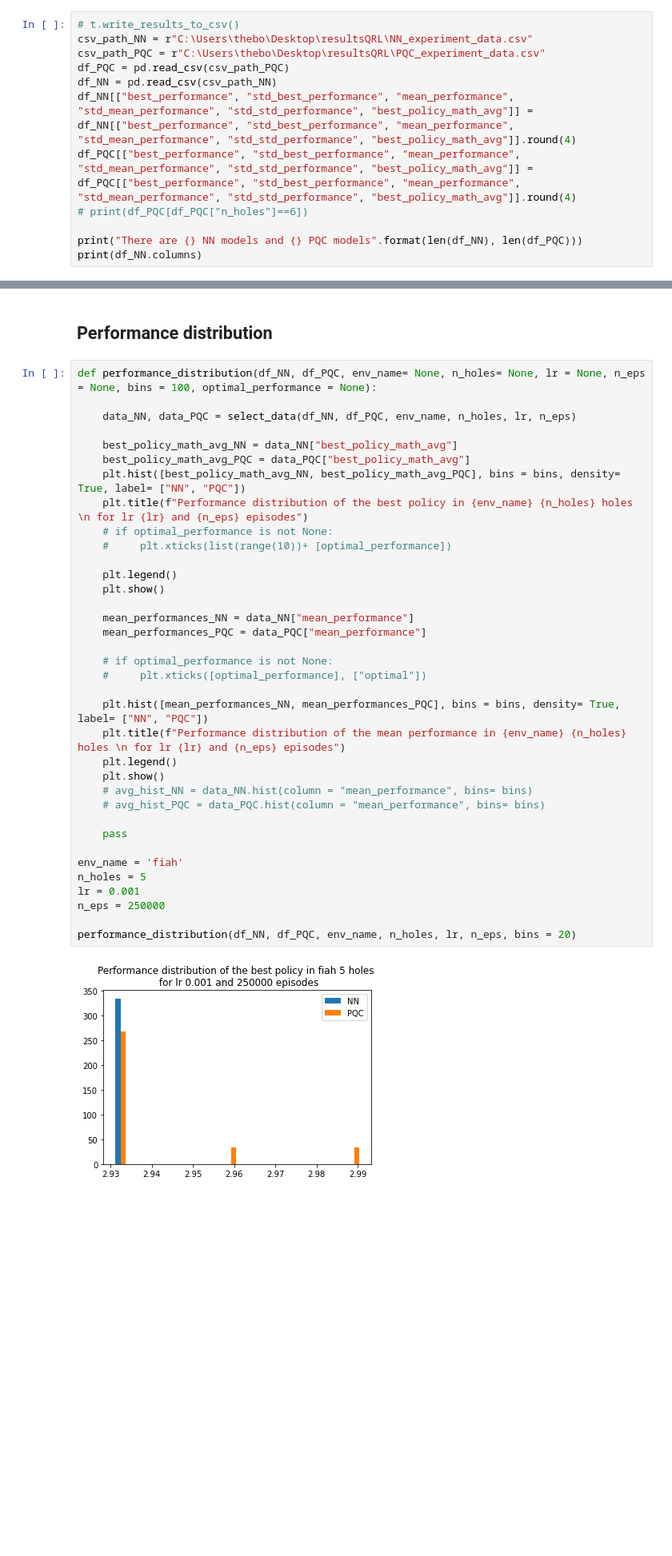
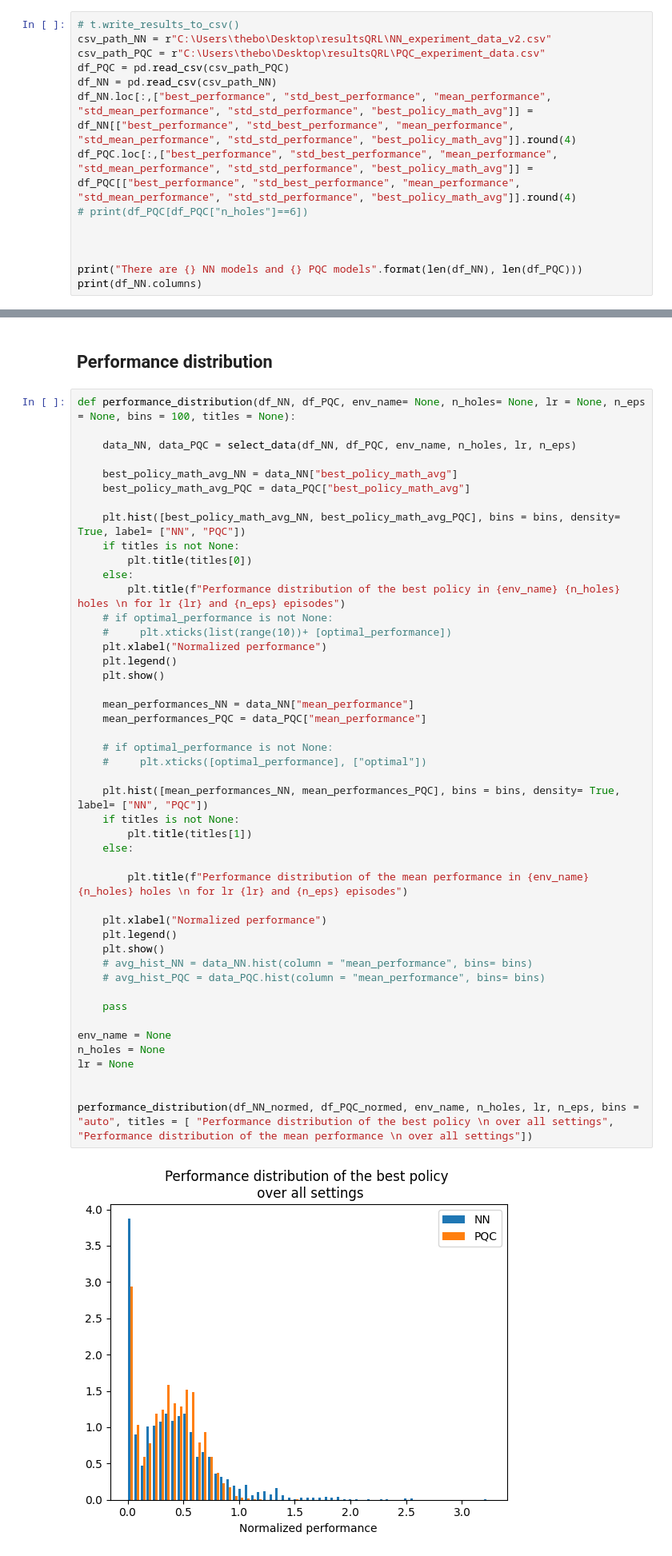
Before and after one commit to JesseBosman/QRL-Thesis, a Jupyter notebook: results.ipynb, the cells around one changed output, grey strips where cells are left out. Shown: that part at 80% size. Drawn from its saved outputs; the diff is of its cells as text; blank space fills up the shorter version.

Commit message:
Add dynamic resizing for hole images and extra results

```diff
--- a/results.ipynb
+++ b/results.ipynb
@@ -16,13 +16,15 @@ You can optionally first run write to csv to ensure all available data is in the
 ## Data
 # %%
 # t.write_results_to_csv()
-csv_path_NN = r"C:\Users\thebo\Desktop\resultsQRL\NN_experiment_data.csv"
+csv_path_NN = r"C:\Users\thebo\Desktop\resultsQRL\NN_experiment_data_v2.csv"
 csv_path_PQC = r"C:\Users\thebo\Desktop\resultsQRL\PQC_experiment_data.csv"
 df_PQC = pd.read_csv(csv_path_PQC)
 df_NN = pd.read_csv(csv_path_NN)
-df_NN[["best_performance", "std_best_performance", "mean_performance", "std_mean_performance", "std_std_performance", "best_policy_math_avg"]] = df_NN[["best_performance", "std_best_performance", "mean_performance", "std_mean_performance", "std_std_performance", "best_policy_math_avg"]].round(4)
-df_PQC[["best_performance", "std_best_performance", "mean_performance", "std_mean_performance", "std_std_performance", "best_policy_math_avg"]] = df_PQC[["best_performance", "std_best_performance", "mean_performance", "std_mean_performance", "std_std_performance", "best_policy_math_avg"]].round(4)
+df_NN.loc[:,["best_performance", "std_best_performance", "mean_performance", "std_mean_performance", "std_std_performance", "best_policy_math_avg"]] = df_NN[["best_performance", "std_best_performance", "mean_performance", "std_mean_performance", "std_std_performance", "best_policy_math_avg"]].round(4)
+df_PQC.loc[:,["best_performance", "std_best_performance", "mean_performance", "std_mean_performance", "std_std_performance", "best_policy_math_avg"]] = df_PQC[["best_performance", "std_best_performance", "mean_performance", "std_mean_performance", "std_std_performance", "best_policy_math_avg"]].round(4)
 # print(df_PQC[df_PQC["n_holes"]==6])
+
+
 
 print("There are {} NN models and {} PQC models".format(len(df_NN), len(df_PQC)))
 print(df_NN.columns)
@@ -289,40 +349,50 @@ plot_best_performance_and_mean_per_params(df_NN_normed, df_PQC_normed, env_name,
 # %% [markdown]
 ## Performance distribution
 # %%
-def performance_distribution(df_NN, df_PQC, env_name= None, n_holes= None, lr = None, n_eps = None, bins = 100, optimal_performance = None):
+def performance_distribution(df_NN, df_PQC, env_name= None, n_holes= None, lr = None, n_eps = None, bins = 100, titles = None):
 
     data_NN, data_PQC = select_data(df_NN, df_PQC, env_name, n_holes, lr, n_eps)
 
     best_policy_math_avg_NN = data_NN["best_policy_math_avg"]
     best_policy_math_avg_PQC = data_PQC["best_policy_math_avg"]
+
     plt.hist([best_policy_math_avg_NN, best_policy_math_avg_PQC], bins = bins, density= True, label= ["NN", "PQC"])
-    plt.title(f"Performance distribution of the best policy in {env_name} {n_holes} holes \n for lr {lr} and {n_eps} episodes")
+    if titles is not None:
+        plt.title(titles[0])
+    else:
+        plt.title(f"Performance distribution of the best policy in {env_name} {n_holes} holes \n for lr {lr} and {n_eps} episodes")
     # if optimal_performance is not None:
     #     plt.xticks(list(range(10))+ [optimal_performance])
-
+    plt.xlabel("Normalized performance")
     plt.legend()
     plt.show()
 
     mean_performances_NN = data_NN["mean_performance"]
     mean_performances_PQC = data_PQC["mean_performance"]
 
     # if optimal_performance is not None:
     #     plt.xticks([optimal_performance], ["optimal"])
 
     plt.hist([mean_performances_NN, mean_performances_PQC], bins = bins, density= True, label= ["NN", "PQC"])
-    plt.title(f"Performance distribution of the mean performance in {env_name} {n_holes} holes \n for lr {lr} and {n_eps} episodes")
+    if titles is not None:
+        plt.title(titles[1])
+    else:
+
+        plt.title(f"Performance distribution of the mean performance in {env_name} {n_holes} holes \n for lr {lr} and {n_eps} episodes")
+
+    plt.xlabel("Normalized performance")
     plt.legend()
     plt.show()
     # avg_hist_NN = data_NN.hist(column = "mean_performance", bins= bins)
     # avg_hist_PQC = data_PQC.hist(column = "mean_performance", bins= bins)
 
     pass
 
-env_name = 'fiah'
-n_holes = 5
-lr = 0.001
-n_eps = 250000
+env_name = None
+n_holes = None
+lr = None
 
-performance_distribution(df_NN, df_PQC, env_name, n_holes, lr, n_eps, bins = 20)
+
+performance_distribution(df_NN_normed, df_PQC_normed, env_name, n_holes, lr, n_eps, bins = "auto", titles = [ "Performance distribution of the best policy \n over all settings", "Performance distribution of the mean performance \n over all settings"])
 # %% [output]
-[figure, old version]
+[figure, new version]
```
Also changed, not shown: parts of 23 cells of this notebook, 1 other file.
